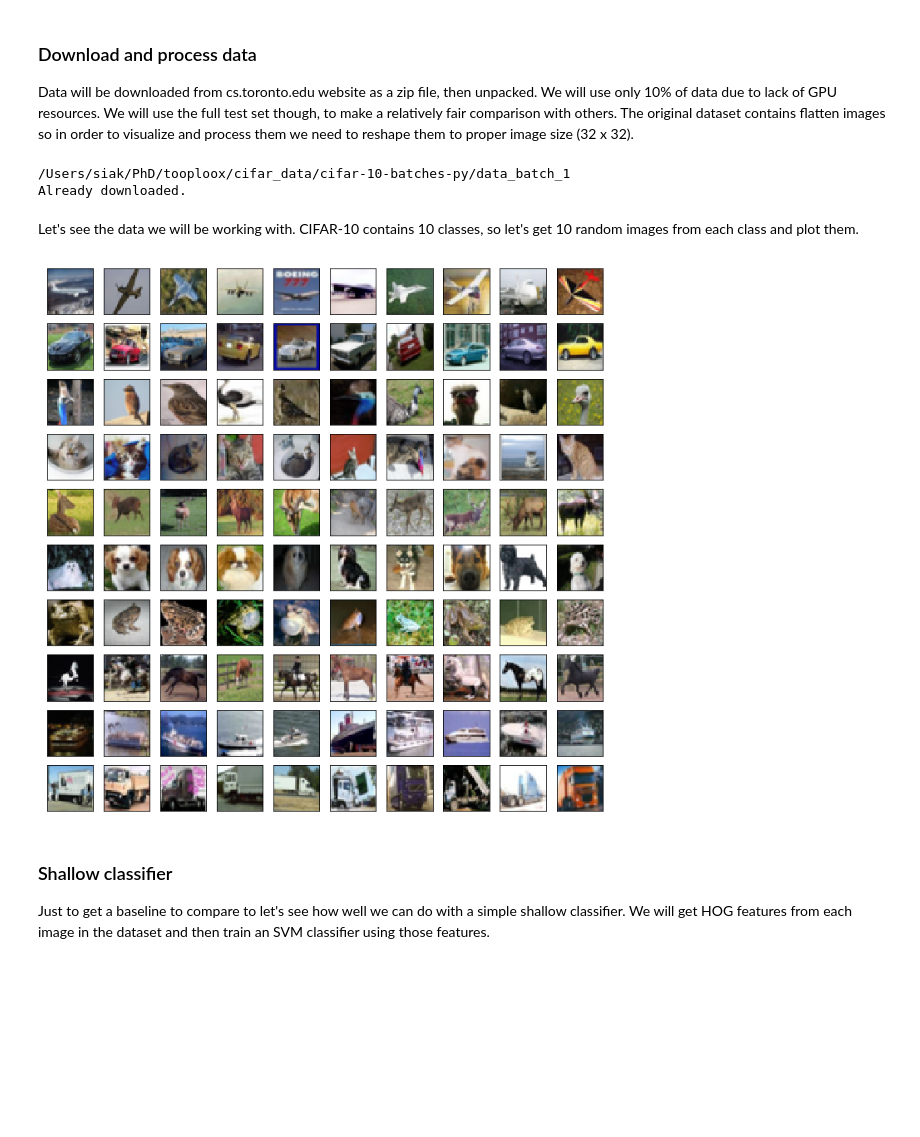
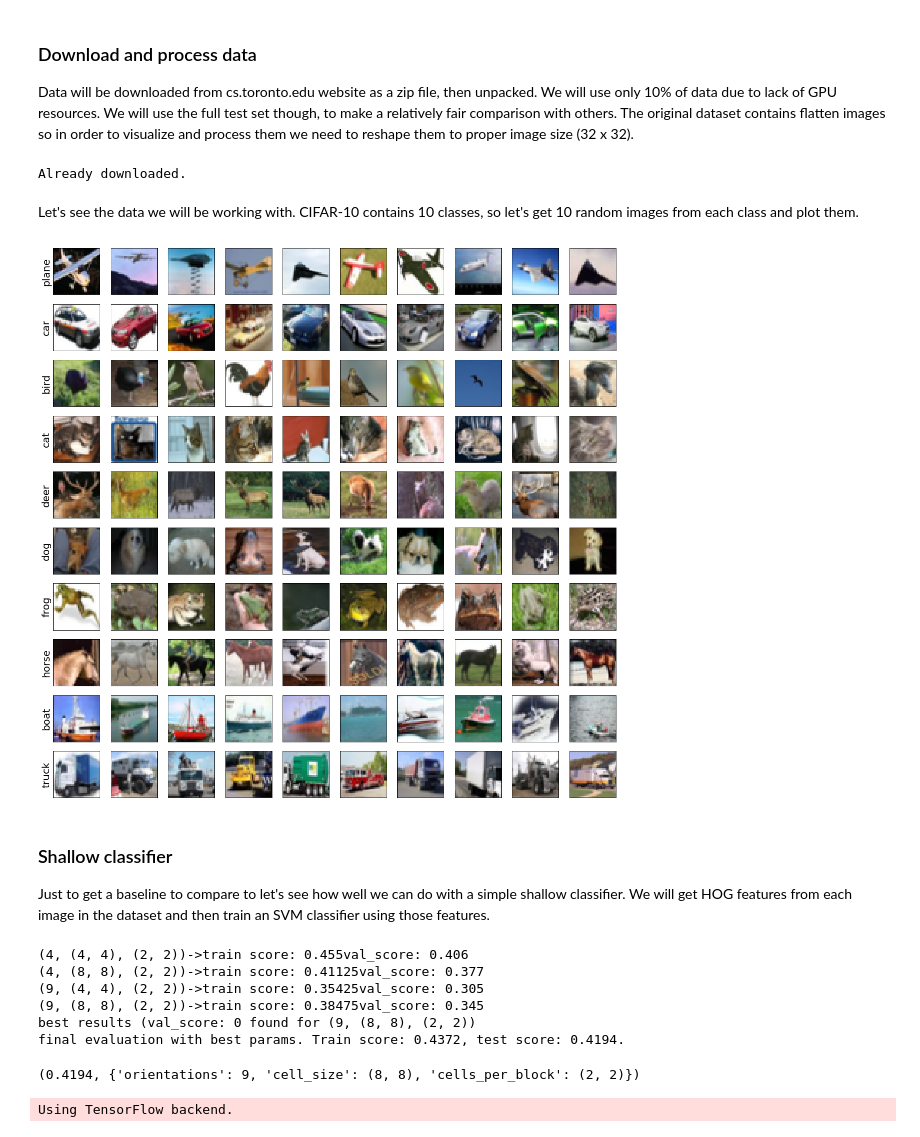
Before and after one commit to asiakaczmar/cifar_classifiers, a Jupyter notebook: Cifar classifiers presentation.ipynb, the cells around one changed output. Drawn from its saved outputs; the diff is of its cells as text; code cells hidden in the pictures; blank space fills up the shorter version.

Commit message:
deep classifier code and data vis. Code cleanup.

```diff
--- a/Cifar classifiers presentation.ipynb
+++ b/Cifar classifiers presentation.ipynb
@@ -7,7 +7,7 @@ Data will be downloaded from cs.toronto.edu website as a zip file, then unpacked
 from data_load import maybe_download_cifar, read_data
 from data_processing import get_images_and_labels
 from settings import TRAIN_DATA_FILENAME, TEST_DATA_FILENAME
-print(TRAIN_DATA_FILENAME)
+
 maybe_download_cifar()
 train_data = read_data(TRAIN_DATA_FILENAME)
 [train_images], [train_labels] = get_images_and_labels(train_data)
@@ -17,18 +17,18 @@ test_data = read_data(TEST_DATA_FILENAME)
 [test_images], [test_labels] = get_images_and_labels(test_data)
 del test_data
 # %% [output]
-/Users/siak/PhD/tooploox/cifar_data/cifar-10-batches-py/data_batch_1
 Already downloaded.
 # %% [markdown]
 Let's see the data we will be working with. CIFAR-10 contains 10 classes, so let's get 10 random images from each class and plot them.
 # %%
 from data_processing import get_images_to_show
 from visualisations import plot_images
 
 chosen_images = get_images_to_show(train_images, train_labels)
-plot_images(chosen_images)
+classes_names = ['plane', 'car', 'bird', 'cat', 'deer', 'dog', 'frog', 'horse', 'boat', 'truck']
+plot_images(chosen_images, size=(20, 20), rows=10, columns=10, row_names=classes_names, label_size=20)
 # %% [output]
-[figure, old version]
+[figure, new version]
 # %% [markdown]
 ### Shallow classifier
 Just to get a baseline to compare to let's see how well we can do with a simple shallow classifier. We will get HOG features from each image in the dataset and then train an SVM classifier using those features.
@@ -38,2 +35,23 @@ print train_and_evaluate_shallow(train_images, train_labels, test_images, test_l
+# %%
+from shallow_classifier import run_search_and_evaluation_shallow
+params_dict = {'orientations':[4, 9],
+               'cell_size': [(4,4), (8,8)],
+               'cells_per_block':[(2,2)]}
+
+run_search_and_evaluation_shallow(train_images, train_labels,
+                                  test_images, test_labels, params_dict)
+# %% [output]
+(4, (4, 4), (2, 2))->train score: 0.455val_score: 0.406
+(4, (8, 8), (2, 2))->train score: 0.41125val_score: 0.377
+(9, (4, 4), (2, 2))->train score: 0.35425val_score: 0.305
+(9, (8, 8), (2, 2))->train score: 0.38475val_score: 0.345
+best results (val_score: 0 found for (9, (8, 8), (2, 2))
+final evaluation with best params. Train score: 0.4372, test score: 0.4194.
+(0.4194, {'orientations': 9, 'cell_size': (8, 8), 'cells_per_block': (2, 2)})
+# %%
+from keras.applications import vgg16
+model = vgg16.VGG16(weights='imagenet', input_shape=(48, 48, 3), include_top=False)
+# %% [output]
+Using TensorFlow backend.
 # %% [markdown]
 ### Deeper classifier
```
Also changed, not shown: parts of 18 cells of this notebook, 10 other files.
